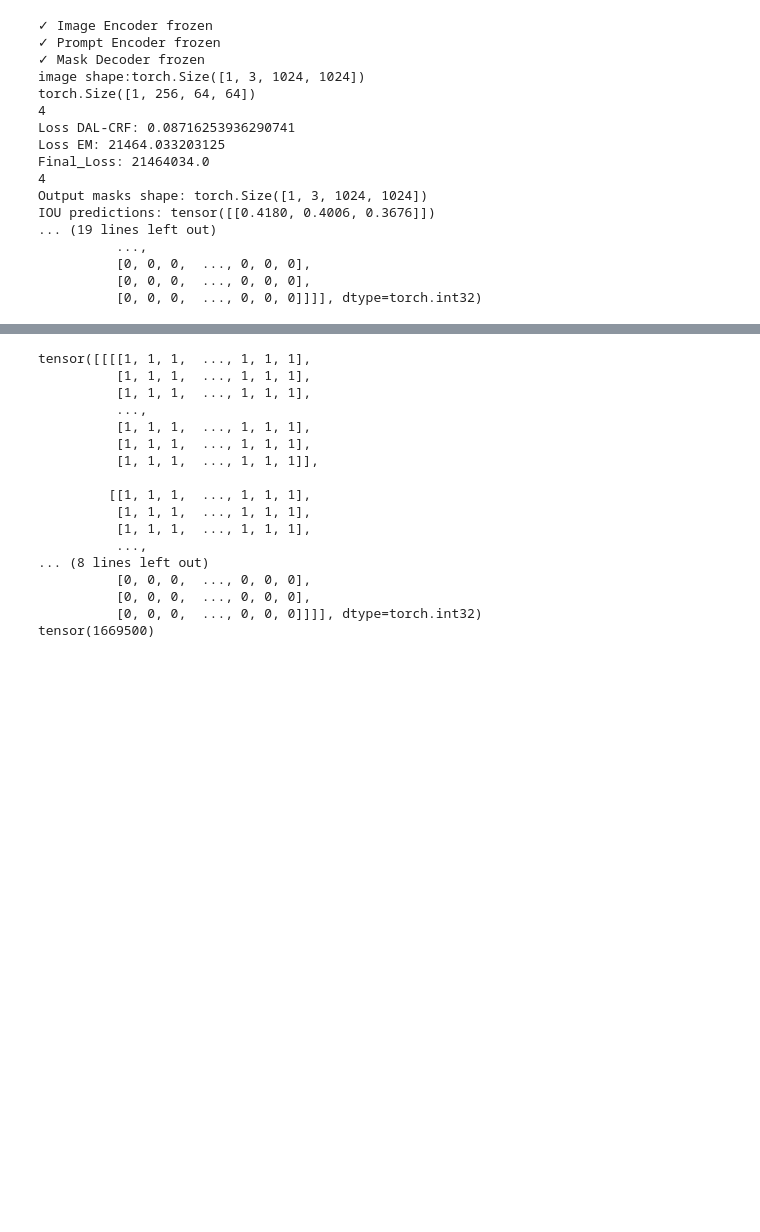
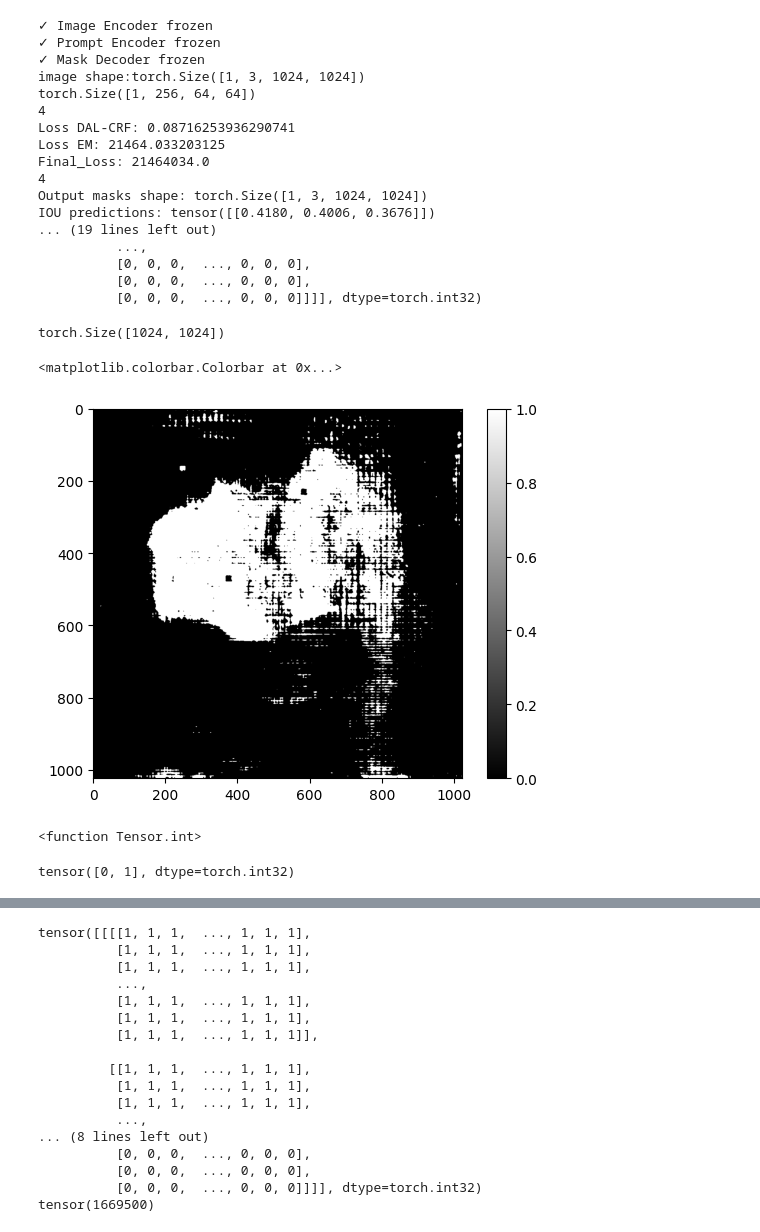
Before and after one commit to armistrom/TTA-without-parameter-finetuning, a Jupyter notebook: MedSAM_TTA.ipynb, the cells around one changed output, grey strips where cells are left out. Drawn from its saved outputs; the diff is of its cells as text; code cells hidden in the pictures; blank space fills up the shorter version.

```diff
--- a/MedSAM_TTA.ipynb
+++ b/MedSAM_TTA.ipynb
@@ -17,12 +17,10 @@ class MedSAM_TTA(nn.Module):
         self.sam = sam_model_registry[model_type](checkpoint=sam_checkpoint)
         self.device = 'cuda' if torch.cuda.is_available() else 'cpu'
         self.sam.to(self.device)
-
         self.k = k
         self.iterations = iterations
         self.lambda_weight = lambda_weight
         self.learning_rate = lr
-        # Freeze all components
         self._freeze_components()
 
     def _freeze_components(self):
@@ -44,15 +42,6 @@ class MedSAM_TTA(nn.Module):
         print("✓ Mask Decoder frozen")
 
     def extract_features(self, image):
-        """
-        Extract features from the image encoder.
-
-        Args:
-            image: Preprocessed image tensor [B, 3, 1024, 1024]
-
-        Returns:
-            image_embeddings: Encoder features [B, 256, 64, 64]
-        """
         self.image = image
         print(f'image shape:{image.shape}')
         with torch.no_grad():
@@ -201,7 +190,7 @@ class MedSAM_TTA(nn.Module):
 
 
     def predict_masks(self, image_embeddings, point_coords=None, point_labels=None,
-                     box=None, mask_input=None, multimask_output=True,
+                     box=None, mask_input=None, multimask_output=False,
                      return_logits=True, calculate_metrics=True):
         """
         Generate masks using manipulated features and prompt encoder.
@@ -288,7 +277,6 @@ class MedSAM_TTA(nn.Module):
         for i in range(self.iterations):
             self.params_pred(masks)
 
-            # Single optimization step
             optimizer.zero_grad()
 
             final_loss = self.loss_calc(masks)
@@ -304,6 +292,7 @@ class MedSAM_TTA(nn.Module):
             multimask_output=multimask_output,
             box = box_flat)
             self.random_sample(box)
+
         # Get updated embeddings (detach if you want to stop gradient tracking)
         image_embeddings = image_embeddings.detach()
         probs = torch.sigmoid(masks)
@@ -360,3 +349,24 @@ IOU predictions: tensor([[0.4180, 0.4006, 0.3676]])
           [0, 0, 0,  ..., 0, 0, 0],
           [0, 0, 0,  ..., 0, 0, 0],
           [0, 0, 0,  ..., 0, 0, 0]]]], dtype=torch.int32)
+# %%
+probs1 = torch.sigmoid(masks.squeeze()[0])
+print(probs1.shape)
+# %% [output]
+torch.Size([1024, 1024])
+# %%
+final_mask = probs1 > 0.40
+
+plt.imshow(final_mask.int(), cmap="gray")
+plt.colorbar()
+# %% [output]
+<matplotlib.colorbar.Colorbar at 0x...>
+[figure, added]
+# %%
+final_mask.int
+# %% [output]
+<function Tensor.int>
+# %%
+torch.unique(final_mask.int())
+# %% [output]
+tensor([0, 1], dtype=torch.int32)
```
Also changed, not shown: parts of 4 cells of this notebook.
